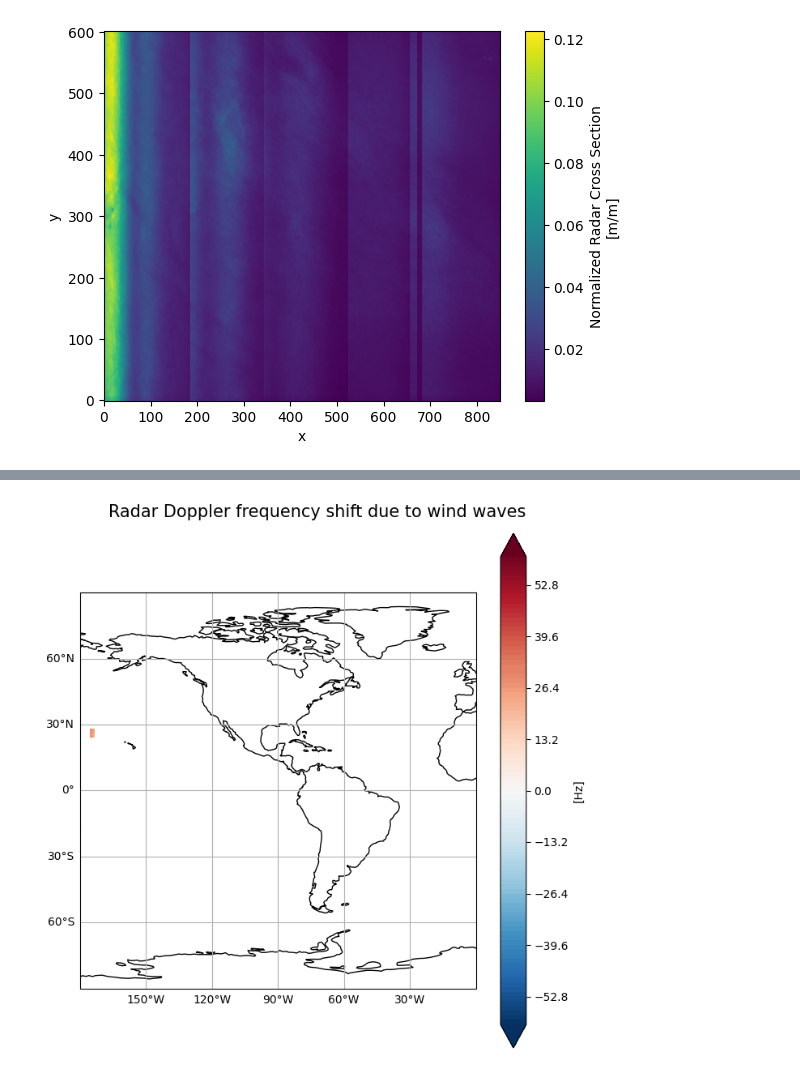
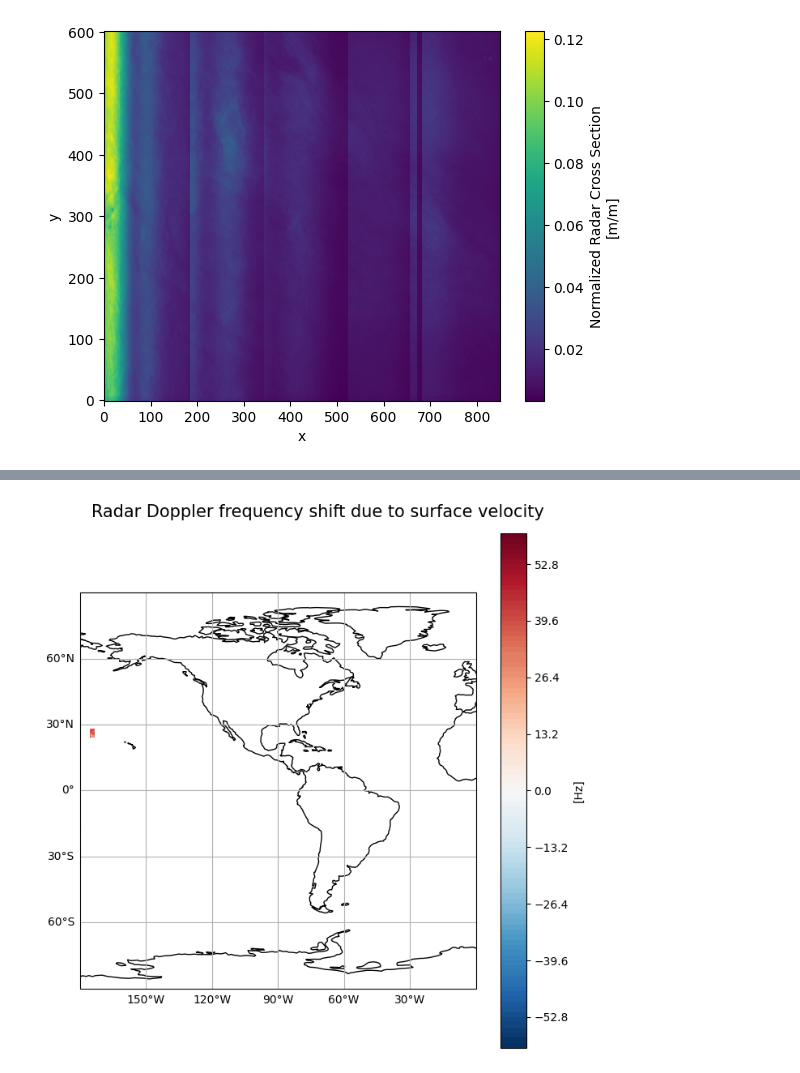
Before and after one commit to metno/MET_SAR-Doppler_User_Guide, a Jupyter notebook: _build/jupyter_execute/notebooks/Plot_Data_on_a_Map.ipynb, the cells around one changed output, grey strips where cells are left out. Saved outputs shown, nothing was run; the diff lists cells and outputs as text; code cells hidden in the pictures.

```diff
--- a/_build/jupyter_execute/notebooks/Plot_Data_on_a_Map.ipynb
+++ b/_build/jupyter_execute/notebooks/Plot_Data_on_a_Map.ipynb
@@ -229,14 +118,9 @@ Data variables: (12/19)
 # %%
-def plotting_variables_on_a_map(variable, lat_min, lat_max, lon_min, lon_max, number_of_colorbar_intervals):  # var_min, var_max, var_step
-    # Define the extent of your data
-    # lat_min, lat_max = 20, 50  # replace with your actual values
-    # lon_min, lon_max = -85, -65  # replace with your actual values
+def plotting_variables_on_a_map(variable, number_of_colorbar_intervals, lat_min = ds.geospatial_lat_min, lat_max = ds.geospatial_lat_max, lon_min = ds.geospatial_lon_min, lon_max = ds.geospatial_lon_max):  # var_min, var_max, var_step
 
     # Create a linear space for latitude and longitude
     lat = np.linspace(ds.geospatial_lat_min, ds.geospatial_lat_max, ds.sizes['y'])
     lon = np.linspace(ds.geospatial_lon_min, ds.geospatial_lon_max, ds.sizes['x'])
-
-    # variable = ds.fdg
 
     # Create a new xarray DataArray with latitude and longitude as coordinates
     variable_with_coords = xr.DataArray(variable.values, coords=[('lat', lat), ('lon', lon)], dims=['y', 'x'])
@@ -244,20 +128,17 @@ def plotting_variables_on_a_map(variable, lat_min, lat_max, lon_min, lon_max, nu
     # Assign variable attributes from the original variable DataArray
     variable_with_coords.attrs = variable.attrs
 
-    # Assign global attributes from the original Dataset as a new attribute in the DataArray
-    # variable_with_coords.attrs = ds.attrs # I THINK THIS OVERRIDES THE VARIABLE ATTRIBUTES...
-
     # Now select your slice - defined by the latitudinal and longitudinal extent of the data
     plotable_variable = variable_with_coords.sel(x=slice(ds.geospatial_lon_min, ds.geospatial_lon_max), y=slice(ds.geospatial_lat_min, ds.geospatial_lat_max))
 
     # Ready to plot the variable on a map using subplot package of matplotlib.pyplot
     fig, ax = plt.subplots(1, figsize=(7, 7))
     fig.suptitle(f'{plotable_variable.long_name}', fontsize = 15)
-    ax.axis('off')
+    ax.axis('off')   # Turn off axes
 
     # Set the projection
     ax = plt.axes(projection=ccrs.PlateCarree())
-    ax.coastlines()
+    ax.coastlines()  # Add coastlines
 
     # Create the gridlines and configure the labels
     gl = ax.gridlines(draw_labels=True)
@@ -272,11 +153,11 @@ def plotting_variables_on_a_map(variable, lat_min, lat_max, lon_min, lon_max, nu
 
     var_step = ((var_max - var_min) / number_of_colorbar_intervals)
 
-    var_max = int(plotable_variable.minmax.split(' ')[1]) + var_step   # redefining the max val to makes the plot nicer around center
+    var_max = int(plotable_variable.minmax.split(' ')[1]) + var_step   # redefining the max val to improve visuals of colorbar around center
 
     # Plot the data
     plotable_variable.plot.contourf(ax=ax, x='x', y='y',
-                        extend='both',
+                        extend='neither',
                         norm=TwoSlopeNorm(vmin=var_min, vcenter=0, vmax=var_max),
                         levels=np.arange(var_min, var_max, var_step),
                         cbar_kwargs = {'label': f'[{plotable_variable.units}]'}
@@ -353,10 +216,11 @@ plotting_variables_on_a_map(variable = ds.fww,
 # %%
 # Plotting half the world for the sake of it
 
-plotting_variables_on_a_map(variable = ds.fww,
+# Plotting fdg
+plotting_variables_on_a_map(variable = ds.fdg,
                             lat_min = -90, lat_max = 90,
                             lon_min = -180, lon_max = 0,
                             number_of_colorbar_intervals = 100
                             )
 # %% [output]
-[figure, old version]
+[figure, new version]
```
Also changed, not shown: parts of 20 cells of this notebook, 25 other files.
